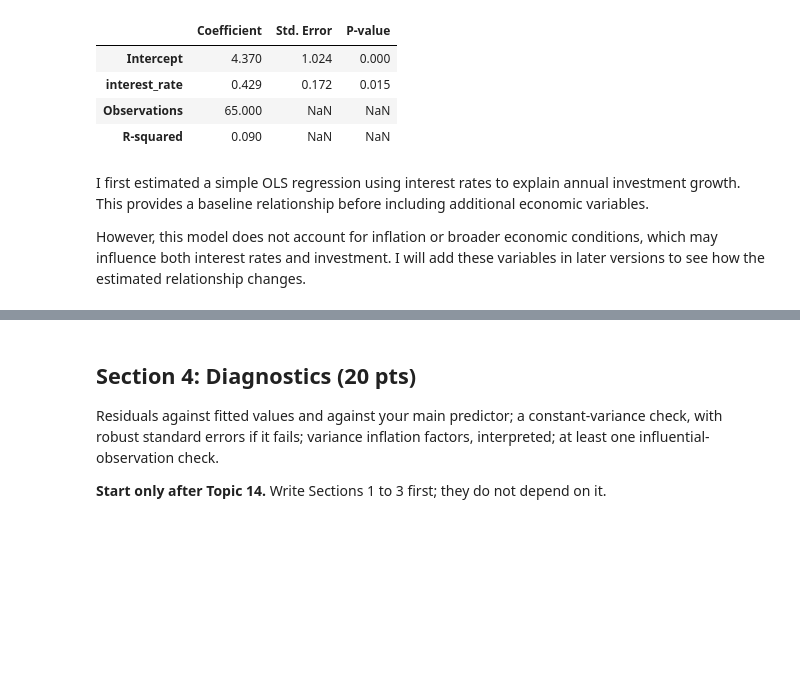
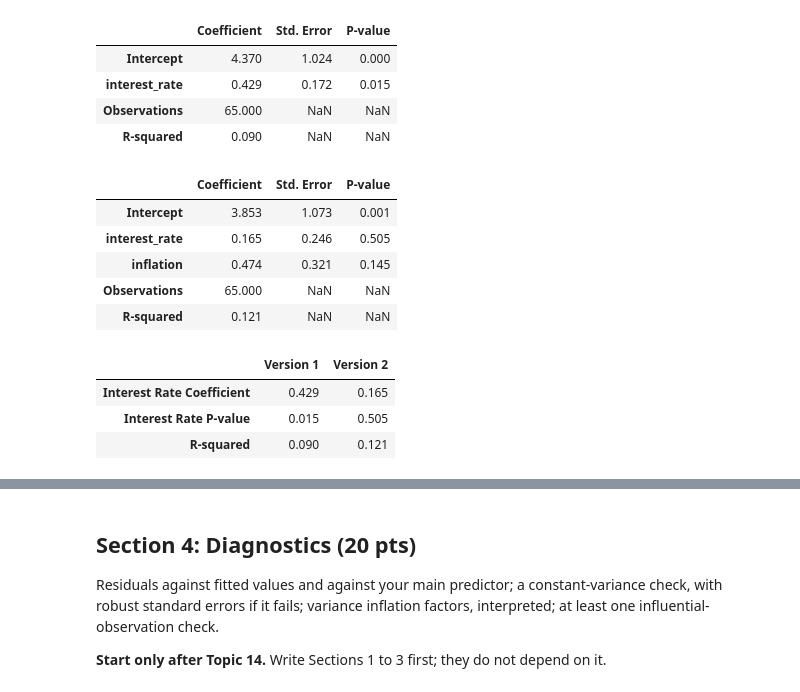
Before and after one commit to elliemeltzer/econ3916_MT1, a Jupyter notebook: midterm_EM.ipynb, the cells around one changed output, grey strips where cells are left out. Saved outputs shown, nothing was run; the diff lists cells and outputs as text; code cells hidden in the pictures; blank space fills up the shorter version.

Commit message:
added inflation to the model and compared

```diff
--- a/midterm_EM.ipynb
+++ b/midterm_EM.ipynb
@@ -224,7 +224,55 @@ display(results_v1.round(3))
 | interest_rate | 0.429 | 0.172 | 0.015 |
 | Observations | 65.000 | NaN | NaN |
 | R-squared | 0.090 | NaN | NaN |
-# %% [markdown]
-I first estimated a simple OLS regression using interest rates to explain annual investment growth. This provides a baseline relationship before including additional economic variables.
-
-However, this model does not account for inflation or broader economic conditions, which may influence both interest rates and investment. I will add these variables in later versions to see how the estimated relationship changes.
+# %%
+# Adding inflation to model
+
+model_v2 = smf.ols(
+    "investment_growth ~ interest_rate + inflation",
+    data=df
+).fit()
+
+# Create regression table
+results_v2 = pd.DataFrame({
+    "Coefficient": model_v2.params,
+    "Std. Error": model_v2.bse,
+    "P-value": model_v2.pvalues
+})
+
+# Add model statistics
+results_v2.loc["Observations"] = [int(model_v2.nobs), np.nan, np.nan]
+results_v2.loc["R-squared"] = [model_v2.rsquared, np.nan, np.nan]
+
+display(results_v2.round(3))
+# %% [output]
+|  | Coefficient | Std. Error | P-value |
+| Intercept | 3.853 | 1.073 | 0.001 |
+| interest_rate | 0.165 | 0.246 | 0.505 |
+| inflation | 0.474 | 0.321 | 0.145 |
+| Observations | 65.000 | NaN | NaN |
+| R-squared | 0.121 | NaN | NaN |
+# %%
+# Compare Version 1 and Version 2
+comparison = pd.DataFrame({
+    "Version 1": [
+        model_v1.params["interest_rate"],
+        model_v1.pvalues["interest_rate"],
+        model_v1.rsquared
+    ],
+    "Version 2": [
+        model_v2.params["interest_rate"],
+        model_v2.pvalues["interest_rate"],
+        model_v2.rsquared
+    ]
+}, index=[
+    "Interest Rate Coefficient",
+    "Interest Rate P-value",
+    "R-squared"
+])
+
+display(comparison.round(3))
+# %% [output]
+|  | Version 1 | Version 2 |
+| Interest Rate Coefficient | 0.429 | 0.165 |
+| Interest Rate P-value | 0.015 | 0.505 |
+| R-squared | 0.090 | 0.121 |
```
Also changed, not shown: parts of 1 cell of this notebook.
